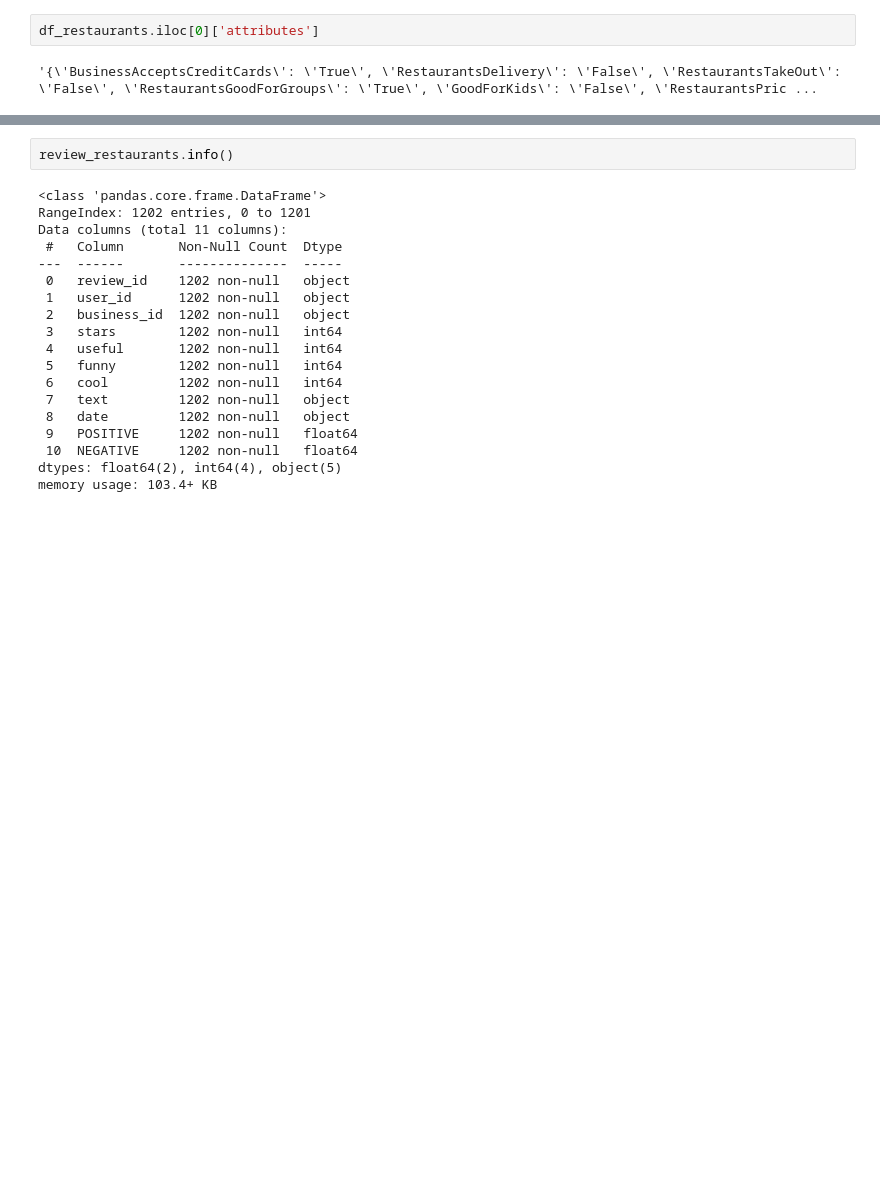
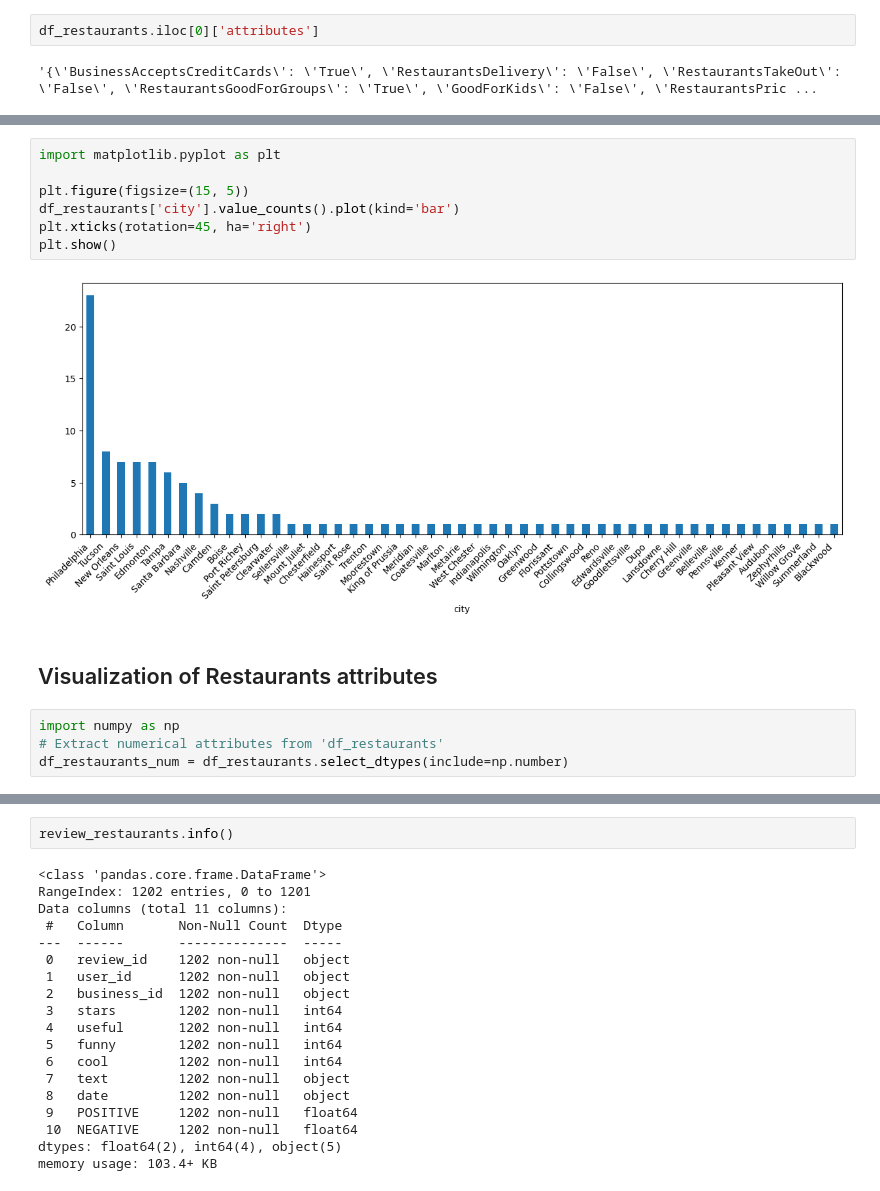
Before and after one commit to uribalb/PlacesRecommender, a Jupyter notebook: EDA_DP/YelpUsersRestaurants.ipynb, the cells around one changed output, grey strips where cells are left out. Drawn from its saved outputs; the diff is of its cells as text; blank space fills up the shorter version.

```diff
--- a/EDA_DP/YelpUsersRestaurants.ipynb
+++ b/EDA_DP/YelpUsersRestaurants.ipynb
@@ -60,0 +81,15 @@ df_restaurants.iloc[0]['attributes']
+# %%
+import matplotlib.pyplot as plt
+
+plt.figure(figsize=(15, 5))
+df_restaurants['city'].value_counts().plot(kind='bar')
+plt.xticks(rotation=45, ha='right')
+plt.show()
+# %% [output]
+[figure, added]
+# %% [markdown]
+## Visualization of Restaurants attributes
+# %%
+import numpy as np
+# Extract numerical attributes from 'df_restaurants'
+df_restaurants_num = df_restaurants.select_dtypes(include=np.number)
```
Also changed, not shown: parts of 70 cells of this notebook.
